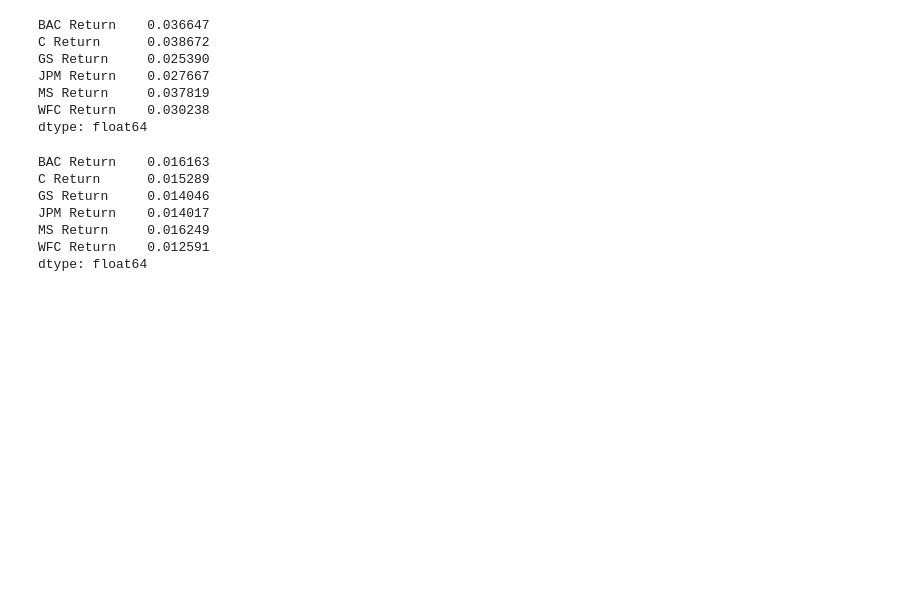
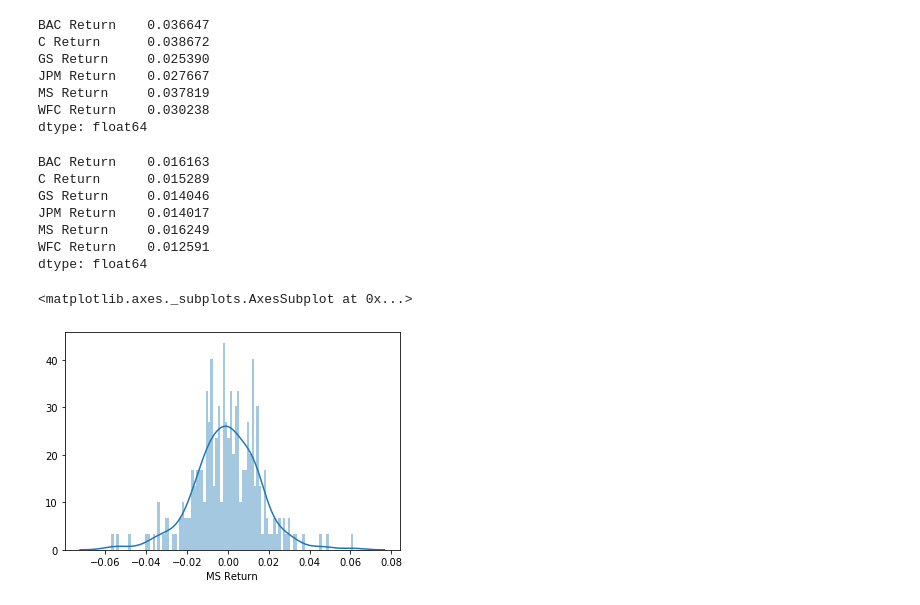
Before and after one commit to JujarP/finance_project, a Jupyter notebook: finance_project.ipynb, the cells around one changed output. Saved outputs shown, nothing was run; the diff lists cells and outputs as text; code cells hidden in the pictures; blank space fills up the shorter version.

Commit message:
Dist plots of data

```diff
--- a/finance_project.ipynb
+++ b/finance_project.ipynb
@@ -129,3 +129,9 @@ JPM Return    0.014017
 MS Return     0.016249
 WFC Return    0.012591
 dtype: float64
+# %%
+# DIST PLOT OF MORGAN STANLEY 2015 RETURNS
+sns.distplot(returns.loc['2015-01-01':'2015-12-31']['MS Return'],bins=100)
+# %% [output]
+<matplotlib.axes._subplots.AxesSubplot at 0x...>
+[figure, added]
```
Also changed, not shown: parts of 1 cell of this notebook.
